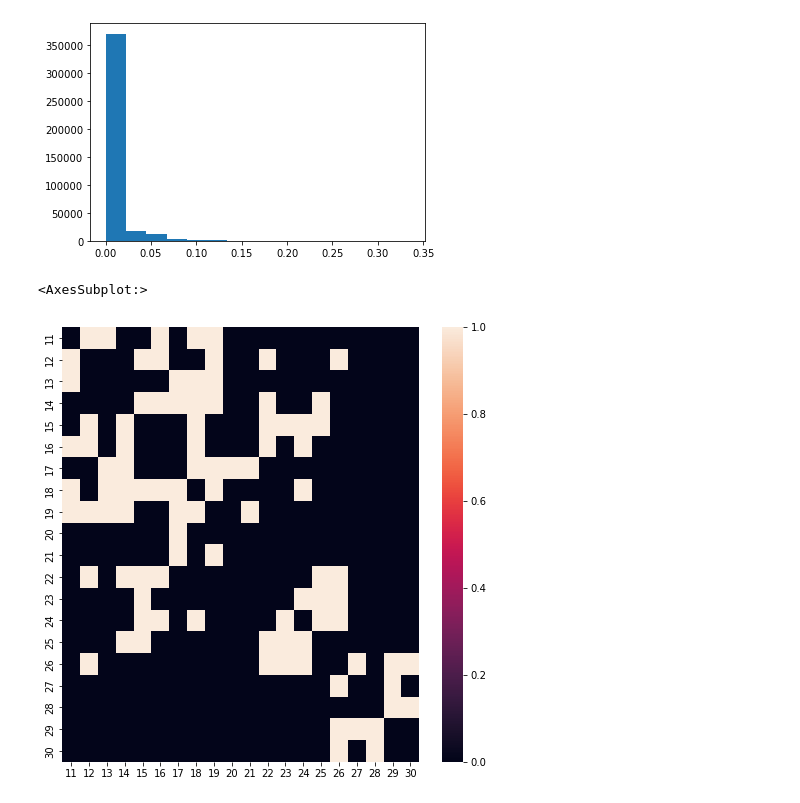
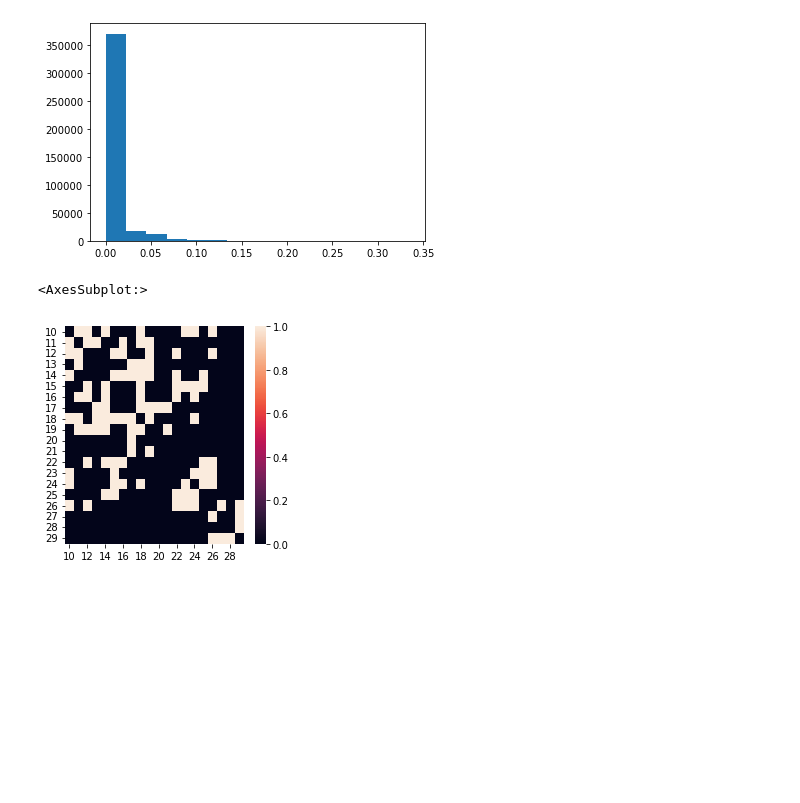
Before and after one commit to Fernando-JAL/Neurociencias-2025-1, a Jupyter notebook: Tareas/Parcial_3ro/Solucion_Parte3.ipynb, the cells around one changed output. Cells and saved outputs as stored; diff of their text form; code cells hidden in the pictures; blank space fills up the shorter version.

```diff
--- a/Tareas/Parcial_3ro/Solucion_Parte3.ipynb
+++ b/Tareas/Parcial_3ro/Solucion_Parte3.ipynb
@@ -77,6 +77,6 @@ sns.heatmap(df)
 [figure]
 # %%
 # Ej 3. Crear un dataframe subconjunto del dataframe anterior que contenga de la fila 10 a la 30 y de la columna 10 a la 30
-new_df = df.iloc[10: 30, 10: 30]
+new_df = df.iloc[9: 29, 9:29]
 new_df.head()
 # %% [output]
@@ -169,8 +183,8 @@ plt.hist(values, bins=15)
 # %%
 # Ej 8. Filtre el dataframe usando como threshold los quantiles 0.25 y 0.5, cómo queda la matriz de activación filtrada?
 filtered_df = new_df > 0
-fig = plt.figure(figsize=(8, 8))
+fig = plt.figure(figsize=(4, 4))
 sns.heatmap(filtered_df)
 # %% [output]
 <AxesSubplot:>
-[figure, old version]
+[figure, new version]
```
Also changed, not shown: parts of 7 cells of this notebook, 1 other file.
